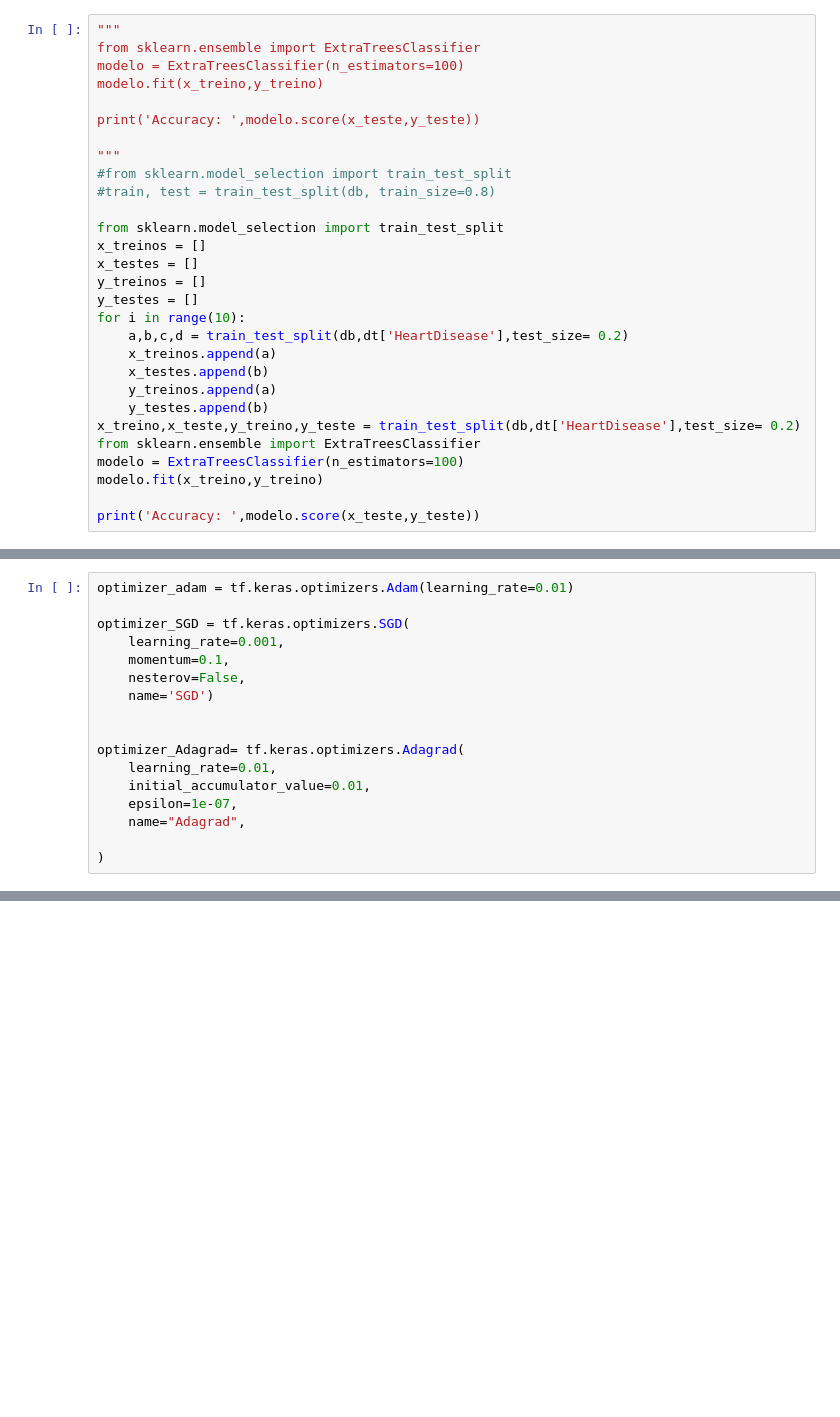
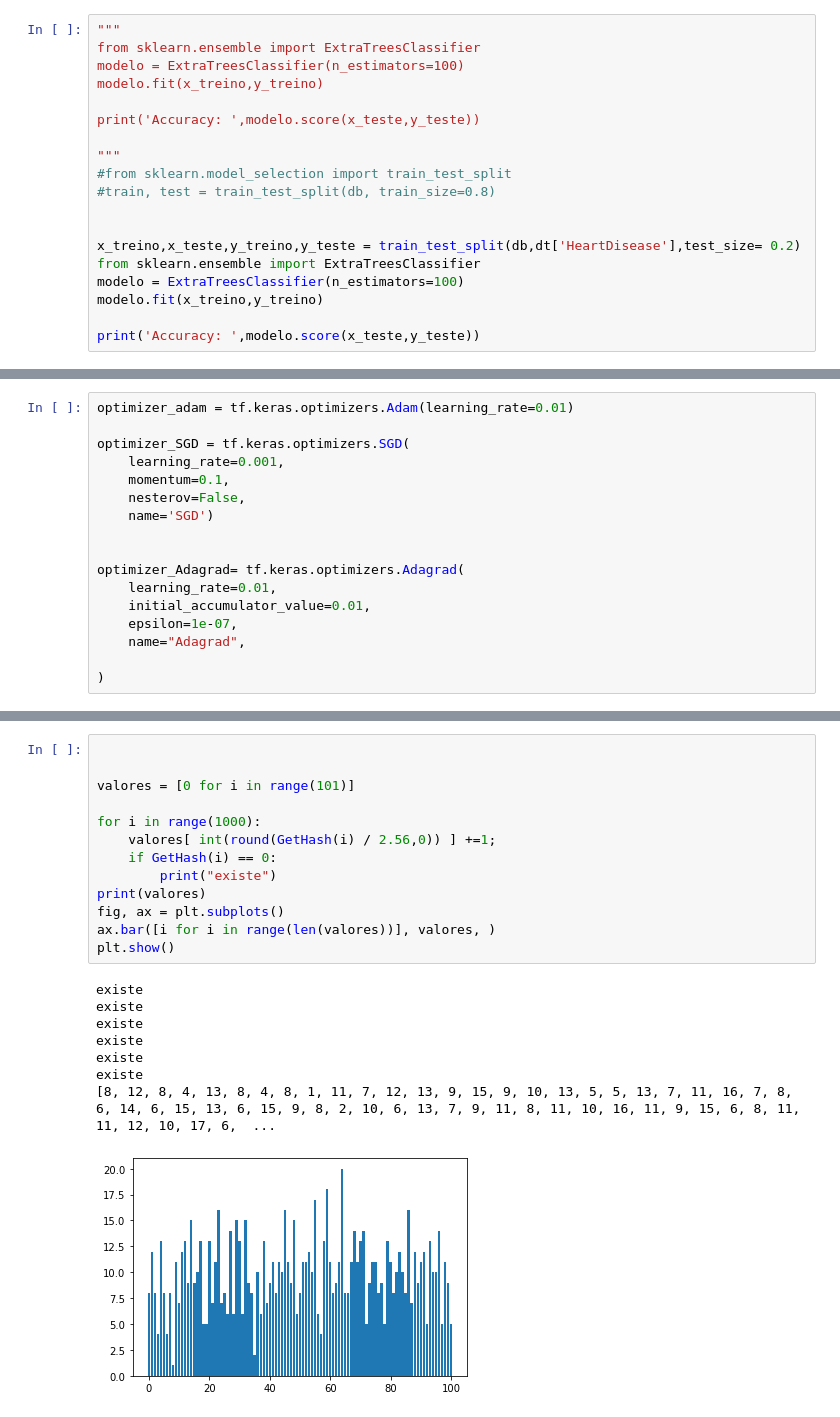
Before and after one commit to Fazzioni/Heart-Failure-Prediction, a Jupyter notebook: start.ipynb, the cells around one changed output, grey strips where cells are left out. Drawn from its saved outputs; the diff is of its cells as text; blank space fills up the shorter version.

```diff
--- a/start.ipynb
+++ b/start.ipynb
@@ -597,17 +501,7 @@ print('Accuracy: ',modelo.score(x_teste,y_teste))
 #from sklearn.model_selection import train_test_split
 #train, test = train_test_split(db, train_size=0.8)
 
-from sklearn.model_selection import train_test_split
-x_treinos = []
-x_testes = []
-y_treinos = []
-y_testes = []
-for i in range(10):
-    a,b,c,d = train_test_split(db,dt['HeartDisease'],test_size= 0.2)
-    x_treinos.append(a)
-    x_testes.append(b)
-    y_treinos.append(a)
-    y_testes.append(b)
+
 x_treino,x_teste,y_treino,y_teste = train_test_split(db,dt['HeartDisease'],test_size= 0.2)
 from sklearn.ensemble import ExtraTreesClassifier
 modelo = ExtraTreesClassifier(n_estimators=100)
@@ -880,0 +825,22 @@ _________________________________________________________________
+# %%
+
+
+valores = [0 for i in range(101)]
+
+for i in range(1000):
+    valores[ int(round(GetHash(i) / 2.56,0)) ] +=1;
+    if GetHash(i) == 0:
+        print("existe")
+print(valores)
+fig, ax = plt.subplots()
+ax.bar([i for i in range(len(valores))], valores, )
+plt.show()
+# %% [output]
+existe
+existe
+existe
+existe
+existe
+existe
+[8, 12, 8, 4, 13, 8, 4, 8, 1, 11, 7, 12, 13, 9, 15, 9, 10, 13, 5, 5, 13, 7, 11, 16, 7, 8, 6, 14, 6, 15, 13, 6, 15, 9, 8, 2, 10, 6, 13, 7, 9, 11, 8, 11, 10, 16, 11, 9, 15, 6, 8, 11, 11, 12, 10, 17, 6,  ...
+[figure, added]
```
Also changed, not shown: parts of 31 cells of this notebook.
